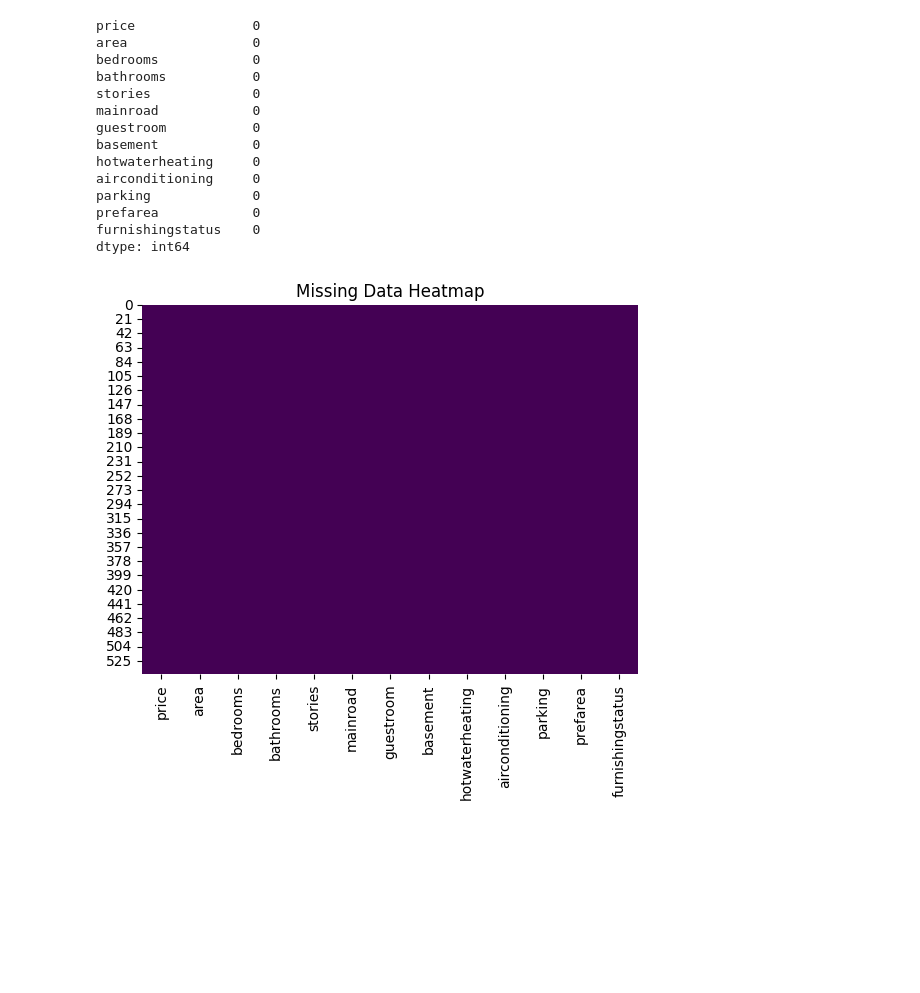
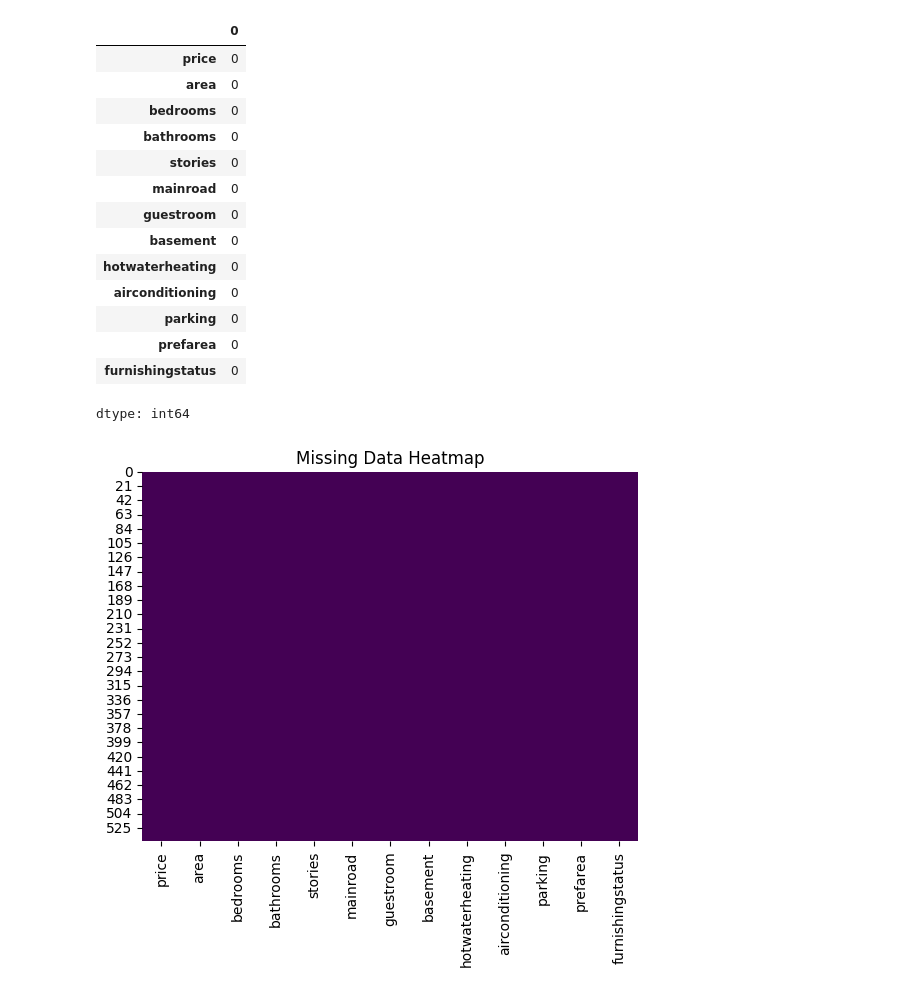
Before and after one commit to yasser-masad/house-price-analysis, a Jupyter notebook: data_cleaning_and_eda.ipynb, the cells around one changed output. Cells and saved outputs as stored; diff of their text form; code cells hidden in the pictures; blank space fills up the shorter version.

```diff
--- a/data_cleaning_and_eda.ipynb
+++ b/data_cleaning_and_eda.ipynb
@@ -79,26 +78,27 @@ dtype: object
 # %%
 data['area'] = data['area'].fillna(data['area'].mean())
 data['price'] = data['price'].fillna(data['price'].mean())
 data['bedrooms'] = data['bedrooms'].fillna(data['bedrooms'].mean())
 data['bathrooms'] = data['bathrooms'].fillna(data['bathrooms'].mean())
 data['stories'] = data['stories'].fillna(data['stories'].mean())
 data['parking'] = data['parking'].fillna(data['parking'].mean())
 
-print(data.isnull().sum())
+display(data.isnull().sum())
 # %% [output]
+|  | 0 |
+| price | 0 |
+| area | 0 |
+| bedrooms | 0 |
+| bathrooms | 0 |
+| stories | 0 |
+| mainroad | 0 |
+| guestroom | 0 |
+| basement | 0 |
+| hotwaterheating | 0 |
+| airconditioning | 0 |
+| parking | 0 |
+| prefarea | 0 |
+| furnishingstatus | 0 |
-price               0
-area                0
-bedrooms            0
-bathrooms           0
-stories             0
-mainroad            0
-guestroom           0
-basement            0
-hotwaterheating     0
-airconditioning     0
-parking             0
-prefarea            0
-furnishingstatus    0
 dtype: int64
 # %%
 sns.heatmap(data.isnull(), cbar=False, cmap='viridis')
```
Also changed, not shown: parts of 15 cells of this notebook.
